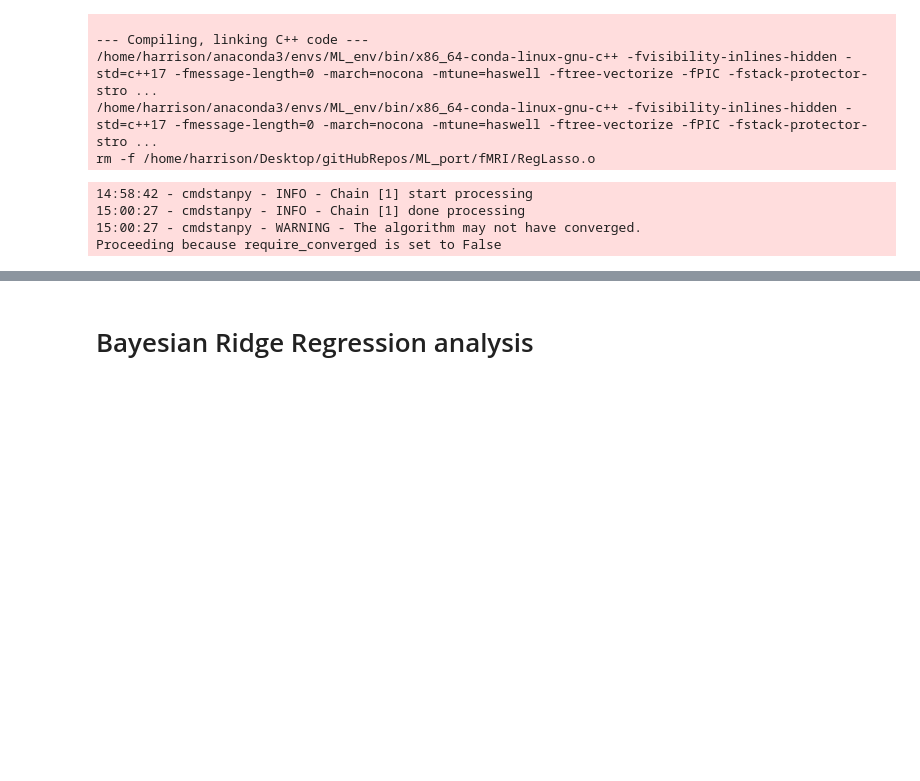
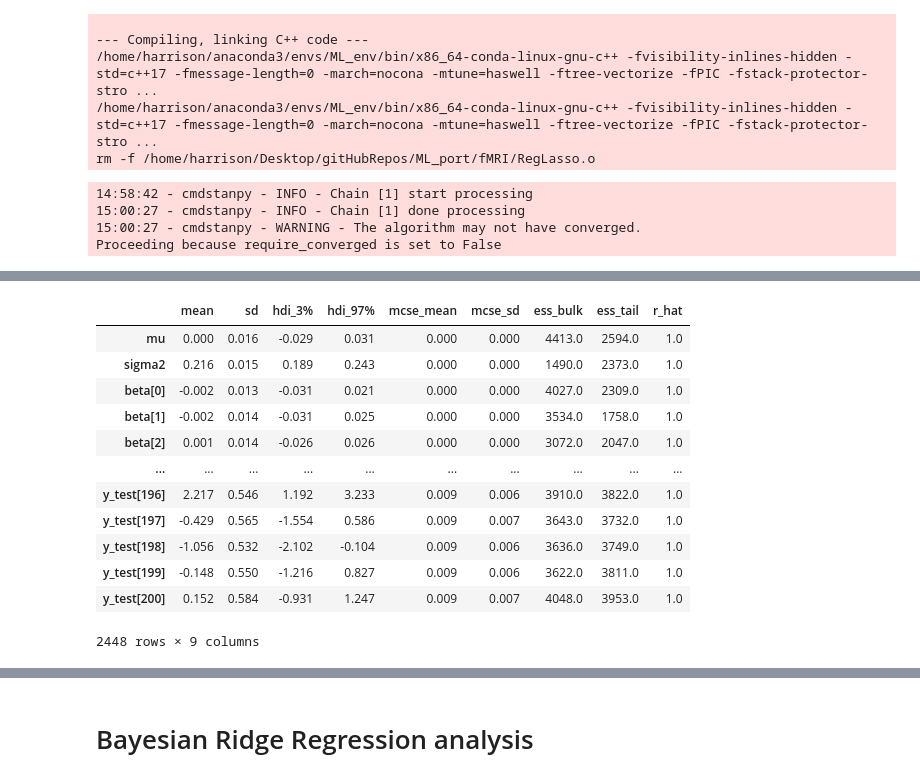
Before and after one commit to HPCurtis/ML_port, a Jupyter notebook: fMRI/RidgeABIDE.ipynb, the cells around one changed output, grey strips where cells are left out. Saved outputs shown, nothing was run; the diff lists cells and outputs as text; code cells hidden in the pictures; blank space fills up the shorter version.

```diff
--- a/fMRI/RidgeABIDE.ipynb
+++ b/fMRI/RidgeABIDE.ipynb
@@ -109,3 +115,21 @@ chain 4 |          | 00:00 Status
 # %%
-az.summary(fitL)
+summL = az.summary(fitL)
+#summL.to_csv('LassoSummary.csv')
 LassoDrawsDf = fitL.draws_pd()
+LassoDrawsDf.to_csv('LassoSamples.csv')
+# %%
+summL
+# %% [output]
+|  | mean | sd | hdi_3% | hdi_97% | mcse_mean | mcse_sd | ess_bulk | ess_tail | r_hat |
+| mu | 0.000 | 0.016 | -0.029 | 0.031 | 0.000 | 0.000 | 4413.0 | 2594.0 | 1.0 |
+| sigma2 | 0.216 | 0.015 | 0.189 | 0.243 | 0.000 | 0.000 | 1490.0 | 2373.0 | 1.0 |
+| beta[0] | -0.002 | 0.013 | -0.031 | 0.021 | 0.000 | 0.000 | 4027.0 | 2309.0 | 1.0 |
+| beta[1] | -0.002 | 0.014 | -0.031 | 0.025 | 0.000 | 0.000 | 3534.0 | 1758.0 | 1.0 |
+| beta[2] | 0.001 | 0.014 | -0.026 | 0.026 | 0.000 | 0.000 | 3072.0 | 2047.0 | 1.0 |
+| ... | ... | ... | ... | ... | ... | ... | ... | ... | ... |
+| y_test[196] | 2.217 | 0.546 | 1.192 | 3.233 | 0.009 | 0.006 | 3910.0 | 3822.0 | 1.0 |
+| y_test[197] | -0.429 | 0.565 | -1.554 | 0.586 | 0.009 | 0.007 | 3643.0 | 3732.0 | 1.0 |
+| y_test[198] | -1.056 | 0.532 | -2.102 | -0.104 | 0.009 | 0.006 | 3636.0 | 3749.0 | 1.0 |
+| y_test[199] | -0.148 | 0.550 | -1.216 | 0.827 | 0.009 | 0.006 | 3622.0 | 3811.0 | 1.0 |
+| y_test[200] | 0.152 | 0.584 | -0.931 | 1.247 | 0.009 | 0.007 | 4048.0 | 3953.0 | 1.0 |
+2448 rows × 9 columns
```
Also changed, not shown: parts of 11 cells of this notebook, 4 other files.
